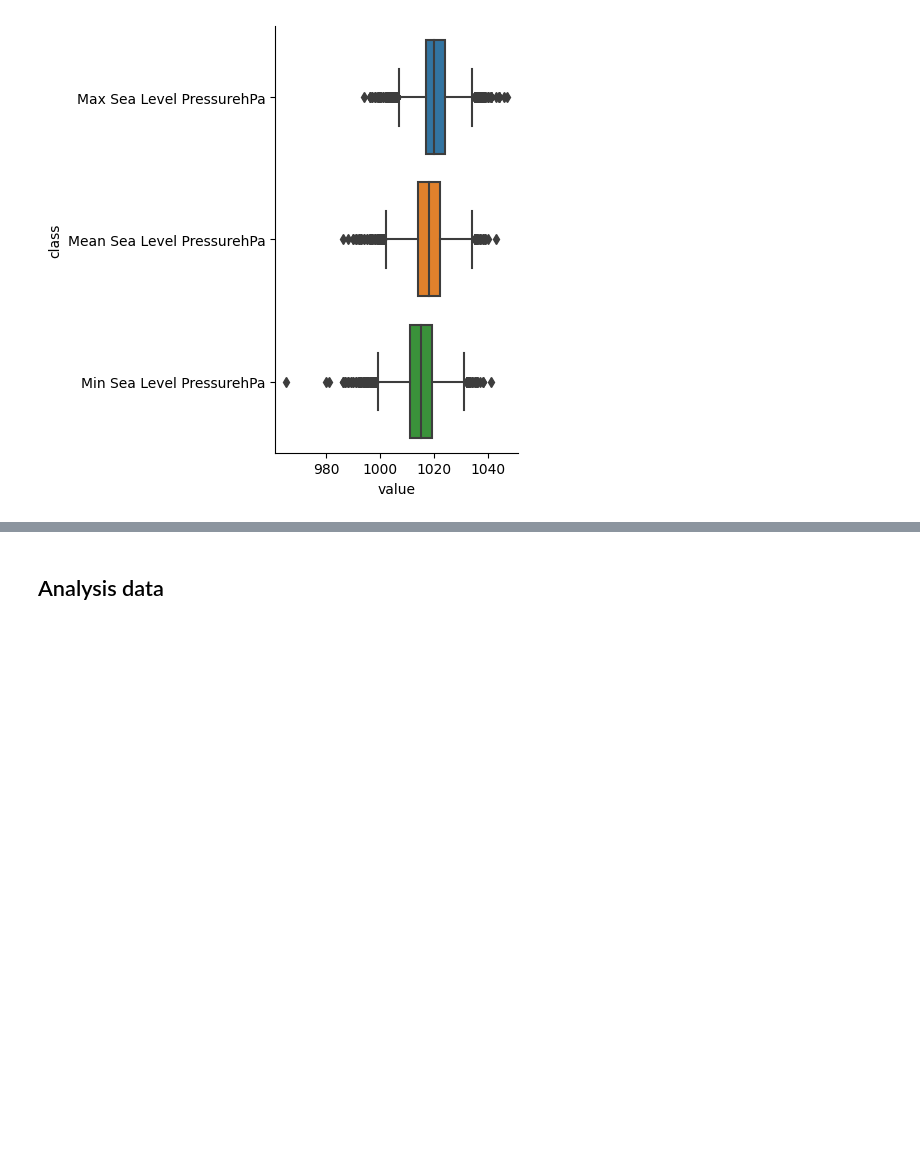
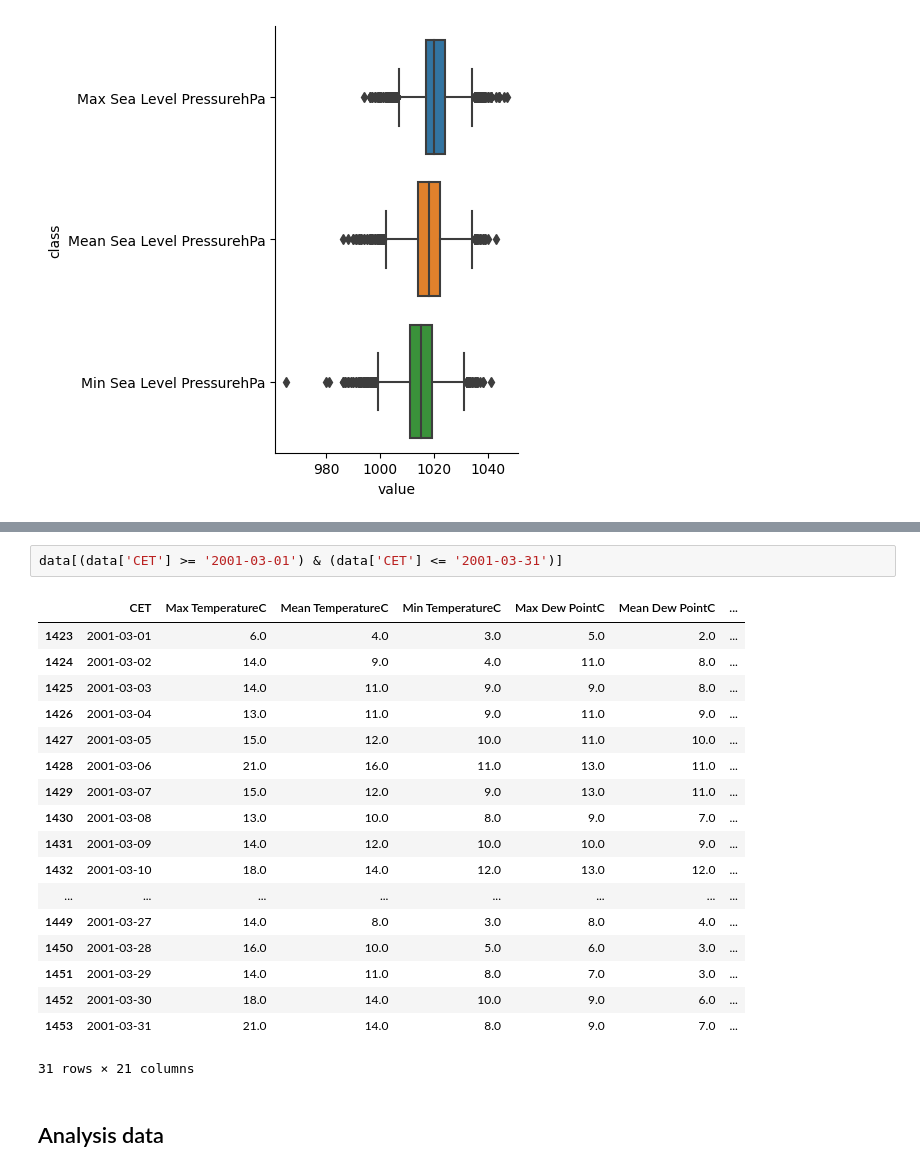
Before and after one commit to nnyPRO/Daily_Weather, a Jupyter notebook: code/project.ipynb, the cells around one changed output, grey strips where cells are left out. Cells and saved outputs as stored; diff of their text form; blank space fills up the shorter version.

```diff
--- a/code/project.ipynb
+++ b/code/project.ipynb
@@ -188,3 +193,24 @@ sns.catplot(data=pressure, x="value", y="class", kind="box")
+# %%
+data[(data['CET'] >= '2001-03-01') & (data['CET'] <= '2001-03-31')]
+# %% [output]
+|  | CET | Max TemperatureC | Mean TemperatureC | Min TemperatureC | Max Dew PointC | Mean Dew PointC | ... |
+| 1423 | 2001-03-01 | 6.0 | 4.0 | 3.0 | 5.0 | 2.0 | ... |
+| 1424 | 2001-03-02 | 14.0 | 9.0 | 4.0 | 11.0 | 8.0 | ... |
+| 1425 | 2001-03-03 | 14.0 | 11.0 | 9.0 | 9.0 | 8.0 | ... |
+| 1426 | 2001-03-04 | 13.0 | 11.0 | 9.0 | 11.0 | 9.0 | ... |
+| 1427 | 2001-03-05 | 15.0 | 12.0 | 10.0 | 11.0 | 10.0 | ... |
+| 1428 | 2001-03-06 | 21.0 | 16.0 | 11.0 | 13.0 | 11.0 | ... |
+| 1429 | 2001-03-07 | 15.0 | 12.0 | 9.0 | 13.0 | 11.0 | ... |
+| 1430 | 2001-03-08 | 13.0 | 10.0 | 8.0 | 9.0 | 7.0 | ... |
+| 1431 | 2001-03-09 | 14.0 | 12.0 | 10.0 | 10.0 | 9.0 | ... |
+| 1432 | 2001-03-10 | 18.0 | 14.0 | 12.0 | 13.0 | 12.0 | ... |
+| ... | ... | ... | ... | ... | ... | ... | ... |
+| 1449 | 2001-03-27 | 14.0 | 8.0 | 3.0 | 8.0 | 4.0 | ... |
+| 1450 | 2001-03-28 | 16.0 | 10.0 | 5.0 | 6.0 | 3.0 | ... |
+| 1451 | 2001-03-29 | 14.0 | 11.0 | 8.0 | 7.0 | 3.0 | ... |
+| 1452 | 2001-03-30 | 18.0 | 14.0 | 10.0 | 9.0 | 6.0 | ... |
+| 1453 | 2001-03-31 | 21.0 | 14.0 | 8.0 | 9.0 | 7.0 | ... |
+31 rows × 21 columns
 # %% [markdown]
 ## Analysis data
 # %% [markdown]
```
Also changed, not shown: parts of 1 cell of this notebook.
